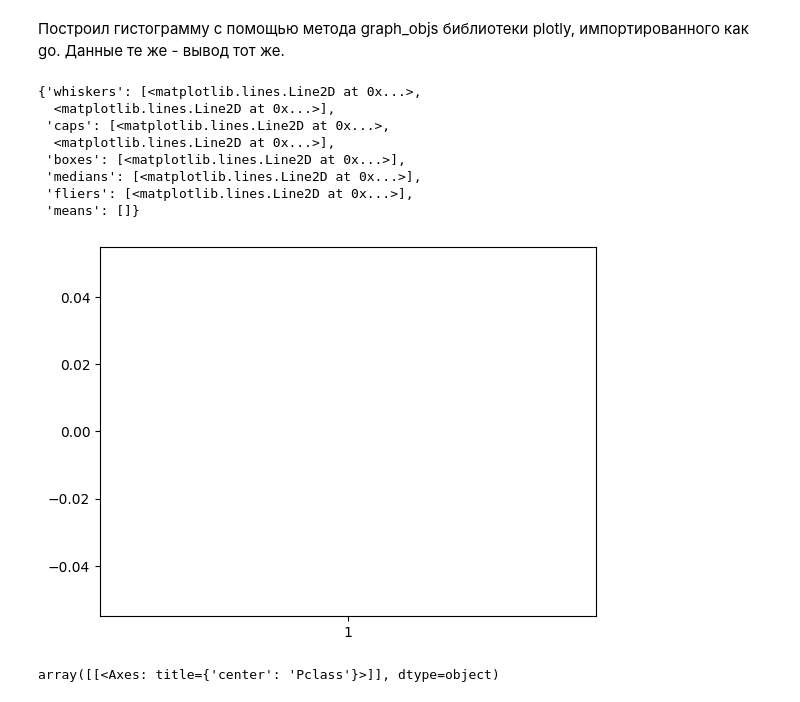
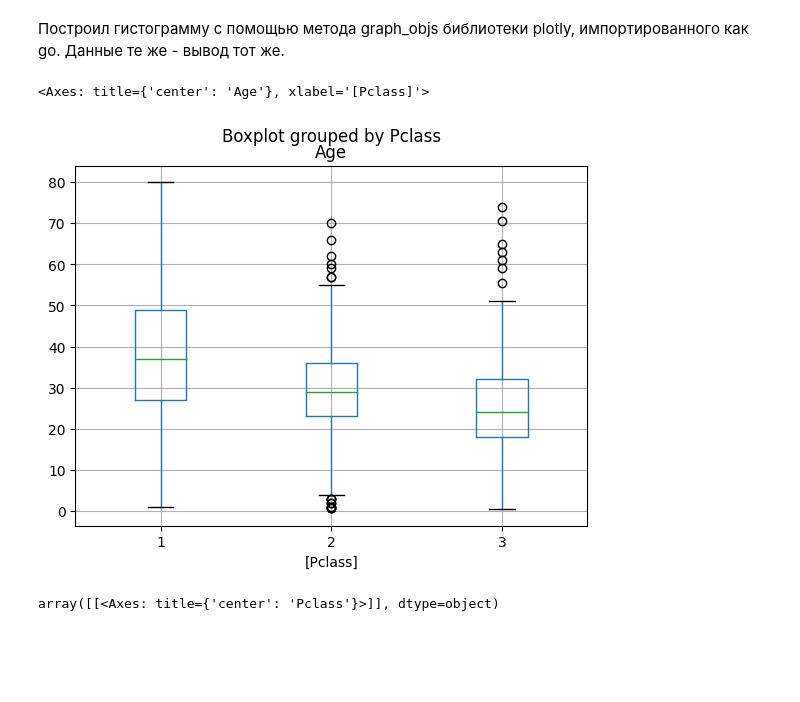
Before and after one commit to Vinyl329/error, a Jupyter notebook: Добро_пожаловать_в_Colaboratory!.ipynb, the cells around one changed output. Drawn from its saved outputs; the diff is of its cells as text; code cells hidden in the pictures; blank space fills up the shorter version.

```diff
--- a/Добро_пожаловать_в_Colaboratory!.ipynb
+++ b/Добро_пожаловать_в_Colaboratory!.ipynb
@@ -95,17 +102,10 @@ go.Figure(data=[go.Histogram(x=df['Age'])])
 # %% [markdown]
 Построил гистограмму с помощью метода graph_objs библиотеки plotly, импортированного как go. Данные те же - вывод тот же.
-# %%
-plt.boxplot(data = df['Age'])
-# %% [output]
-{'whiskers': [<matplotlib.lines.Line2D at 0x...>,
-  <matplotlib.lines.Line2D at 0x...>],
- 'caps': [<matplotlib.lines.Line2D at 0x...>,
-  <matplotlib.lines.Line2D at 0x...>],
- 'boxes': [<matplotlib.lines.Line2D at 0x...>],
- 'medians': [<matplotlib.lines.Line2D at 0x...>],
- 'fliers': [<matplotlib.lines.Line2D at 0x...>],
- 'means': []}
-[figure, removed]
+# %%
+df.boxplot(column = ['Age'], by=['Pclass'])
+# %% [output]
+<Axes: title={'center': 'Age'}, xlabel='[Pclass]'>
+[figure, added]
 # %%
 df.hist (column='Pclass', bins=25, color = 'green')
 # %% [output]
```
Also changed, not shown: parts of 6 cells of this notebook.
